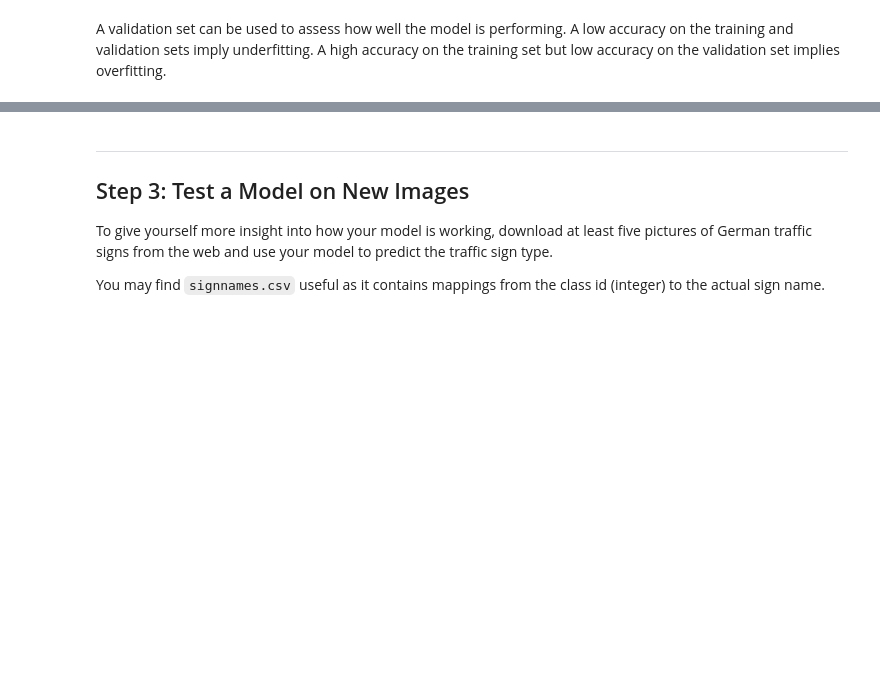
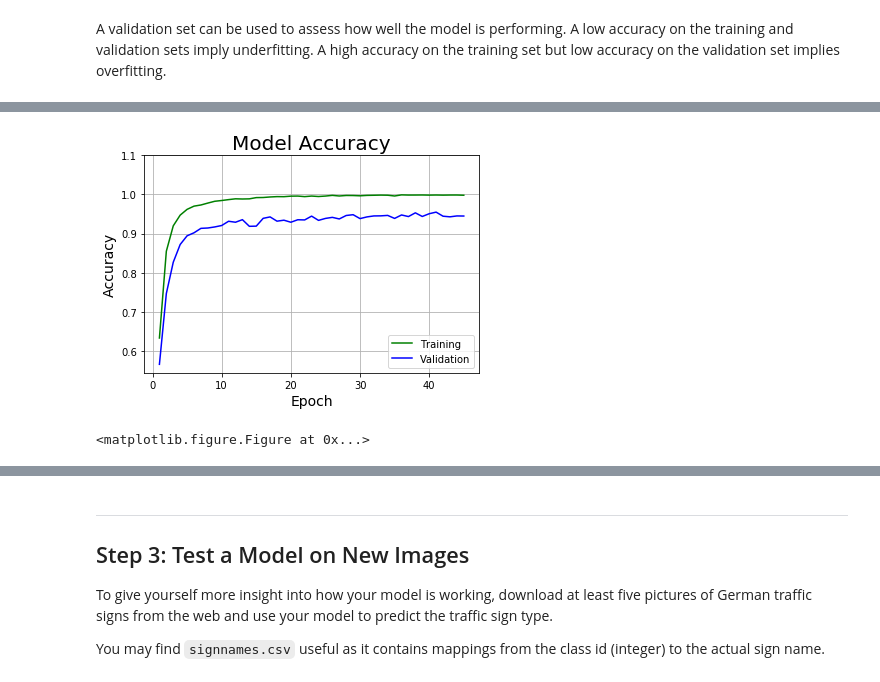
Before and after one commit to bkaewell/self-driving-car, a Jupyter notebook: P2-traffic-sign-classifier/Traffic_Sign_Classifier.ipynb, the cells around one changed output, grey strips where cells are left out. Cells and saved outputs as stored; diff of their text form; code cells hidden in the pictures; blank space fills up the shorter version.

```diff
--- a/P2-traffic-sign-classifier/Traffic_Sign_Classifier.ipynb
+++ b/P2-traffic-sign-classifier/Traffic_Sign_Classifier.ipynb
@@ -76,7 +76,7 @@ image_shape = X_train[0].shape
 n_classes = len(set(y_train))
 
 # Dropout, probability to keep units
-dropout = 0.75
+dropout = 0.6
 
 print("Number of training examples =", n_train)
 print("Number of validation samples =", n_validation)
@@ -224,7 +202,7 @@ Finished preprocessing the data set.
 from tensorflow.contrib.layers import flatten
 import tensorflow as tf
 
-EPOCHS = 3
+EPOCHS = 45
 BATCH_SIZE = 100
 
 def LeNet(x, dropout):
@@ -374,5 +350,5 @@ with tf.Session() as sess:
         print("Training Accuracy = {:.3f}".format(training_accuracy))
         print()
 
-    saver.save(sess, './lenet_tmp')
+    saver.save(sess, './lenet_golden')
     print("Model saved")
@@ -379,19 +373,22 @@ with tf.Session() as sess:
 # %%
 # Plot Model Accuracy:
 x1 = np.linspace(1, EPOCHS, EPOCHS)
 y1 = np.array(validation_accuracy_list)
 y2 = np.array(training_accuracy_list)
 line1, = plt.plot(x1, y2, 'g-', label='Training')
 line2, = plt.plot(x1, y1, 'b-', label='Validation')
 plt.legend([line1, line2])
 plt.xlabel('Epoch', fontsize=14)
 plt.ylabel('Accuracy', fontsize=14)
-plt.ylim(ymax=1)
+plt.ylim(ymax=1.1)
 plt.title('Model Accuracy', fontsize=20)
 plt.legend(loc='lower right')
 plt.grid(True)
 plt.show()
-#plt.savefig('output/traffic_sign_model_accuracy.jpg', dpi=100, bbox_inches='tight')
+plt.savefig('output/traffic_sign_model_accuracy.jpg', dpi=100, bbox_inches='tight')
+# %% [output]
+[figure, added]
+<matplotlib.figure.Figure at 0x...>
 # %%
 # Plot Model Loss:
 x1 = np.linspace(1, EPOCHS, EPOCHS)
```
Also changed, not shown: parts of 13 cells of this notebook, 5 other files.
